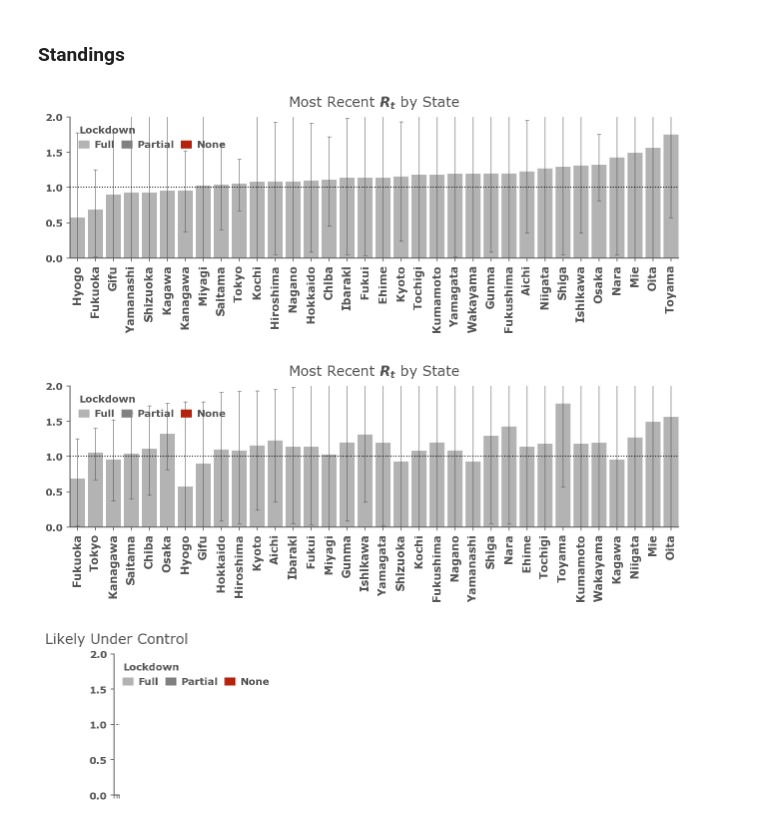
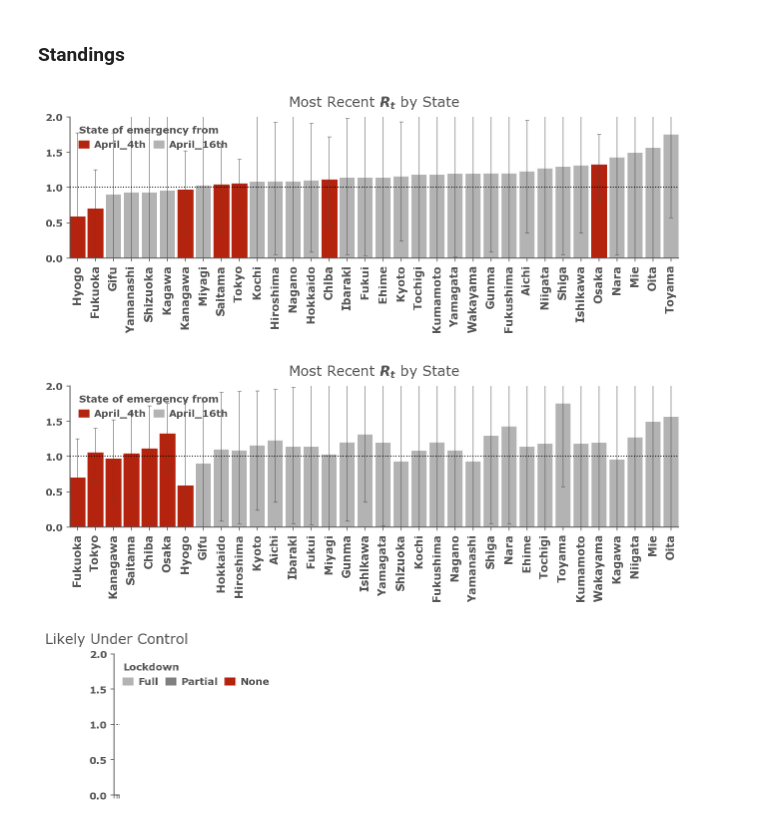
Before and after one commit to Usukie/covid-19, a Jupyter notebook: Realtime R0_Japan.ipynb, the cells around one changed output. Cells and saved outputs as stored; diff of their text form; code cells hidden in the pictures.

Commit message:
As of April 21th

```diff
--- a/Realtime R0_Japan.ipynb
+++ b/Realtime R0_Japan.ipynb
@@ -677,13 +667,10 @@ final_results.to_csv('rt_old.csv')
 # %% [markdown]
 ### Standings
 # %%
-# As of 4/12
-no_lockdown = [
-    'North Dakota', 'ND',
-    'South Dakota', 'SD',
-    'Nebraska', 'NE',
-    'Iowa', 'IA',
-    'Arkansas','AR'
+# As of 4/21
+# no_lockdown = [
+April_4th = [
+    'Saitama','Chiba','Tokyo','Kanagawa','Osaka','Hyogo','Fukuoka'
 ]
 partial_lockdown = [
     'Utah', 'UT',
@@ -716,44 +703,44 @@ def plot_standings(mr, figsize=None, title='Most Recent $R_t$ by State'):
                   capsize=2,
                   error_kw={'alpha':.5, 'lw':1},
                   yerr=err.values.T)
 
     for bar, state_name in zip(bars, mr.index):
-        if state_name in no_lockdown:
+        if state_name in April_4th:
             bar.set_color(NONE_COLOR)
         if state_name in partial_lockdown:
             bar.set_color(PARTIAL_COLOR)
 
     labels = mr.index.to_series().replace({'District of Columbia':'DC'})
     ax.set_xticklabels(labels, rotation=90, fontsize=11)
     ax.margins(0)
     ax.set_ylim(0,2.)
     ax.axhline(1.0, linestyle=':', color='k', lw=1)
 
     leg = ax.legend(handles=[
-                        Patch(label='Full', color=FULL_COLOR),
-                        Patch(label='Partial', color=PARTIAL_COLOR),
-                        Patch(label='None', color=NONE_COLOR)
+                        Patch(label='April_4th', color=NONE_COLOR),
+#                         Patch(label='Partial', color=PARTIAL_COLOR),
+                        Patch(label='April_16th', color=FULL_COLOR)
                     ],
-                    title='Lockdown',
+                    title='State of emergency from',
                     ncol=3,
                     loc='upper left',
                     columnspacing=.75,
                     handletextpad=.5,
                     handlelength=1)
 
     leg._legend_box.align = "left"
     fig.set_facecolor('w')
     return fig, ax
 
 mr.sort_values('ML', inplace=True)
 plot_standings(mr);
 # %% [output]
-[figure, old version]
+[figure, new version]
 # %%
 mr.sort_values('High_90', inplace=True)
 plot_standings(mr);
 # %% [output]
-[figure, old version]
+[figure, new version]
 # %%
 show = mr[mr.High_90.le(1)].sort_values('ML')
 fig, ax = plot_standings(show, title='Likely Under Control');
```
Also changed, not shown: parts of 7 cells of this notebook.
